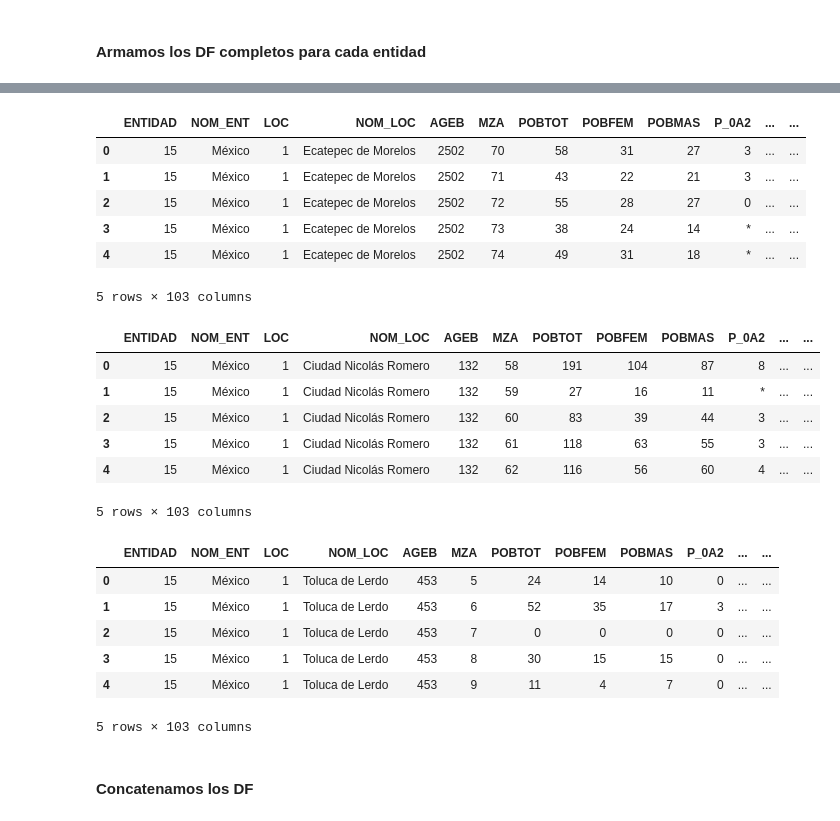
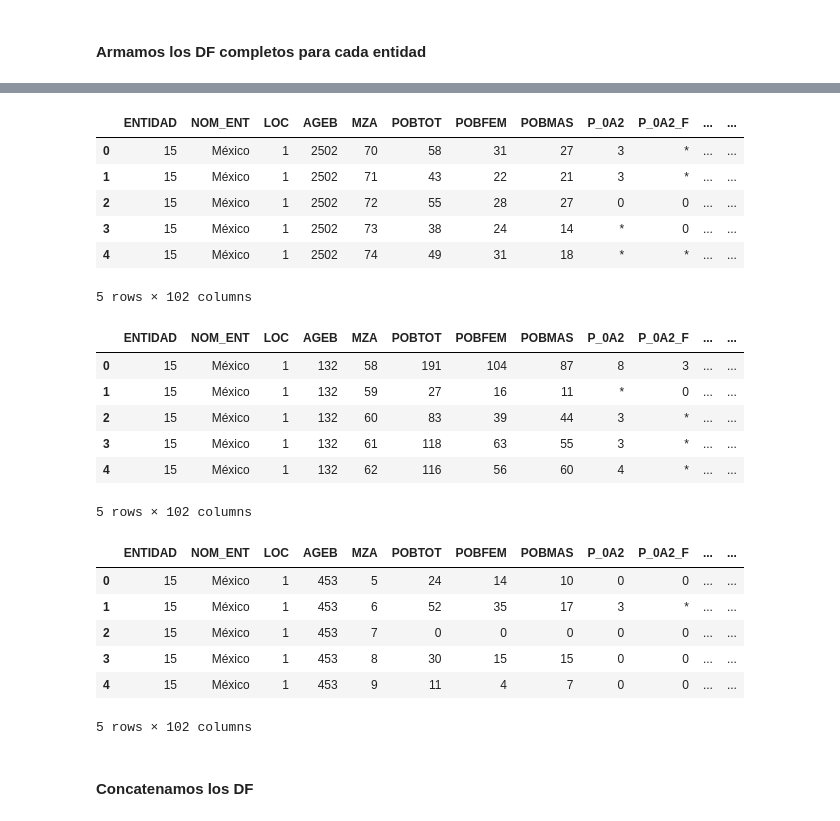
Before and after one commit to LH-1169213/IslasDeCalor, a Jupyter notebook: EDA_SCITEL_INEGI_Avance_3.ipynb, the cells around one changed output, grey strips where cells are left out. Cells and saved outputs as stored; diff of their text form; code cells hidden in the pictures.

```diff
--- a/EDA_SCITEL_INEGI_Avance_3.ipynb
+++ b/EDA_SCITEL_INEGI_Avance_3.ipynb
@@ -917,7 +919,7 @@ df_edomex1.head()
 # Leemos los datos por Estado
 # EdoMex 2
 df_edomex2 = pd.read_csv("https://raw.githubusercontent.com/LH-1169213/IslasDeCalor/refs/heads/main/MX2.csv",
-                usecols=['NOM_LOC','NOM_ENT','ENTIDAD',  'LOC', 'AGEB', 'MZA', 'POBTOT', 'POBFEM', 'POBMAS',
+                usecols=['NOM_ENT','ENTIDAD',  'LOC', 'AGEB', 'MZA', 'POBTOT', 'POBFEM', 'POBMAS',
            'P_60YMAS', 'P_60YMAS_F', 'P_60YMAS_M', 'POB65_MAS', 'P3HLINHE', 'P3HLINHE_F', 'P3HLINHE_M', 'PHOG_IND',
            'PCON_DISC', 'PCDISC_MOT', 'PCDISC_VIS', 'PCDISC_LENG', 'PCDISC_AUD', 'PCDISC_MOT2', 'PCDISC_MEN',
            'PCON_LIMI', 'PCLIM_CSB', 'PCLIM_VIS', 'PCLIM_HACO', 'PCLIM_OAUD', 'PCLIM_MOT2', 'PCLIM_RE_CO',
@@ -932,44 +934,44 @@ df_edomex2 = pd.read_csv("https://raw.githubusercontent.com/LH-1169213/IslasDeCa
           'VPH_SINRTV', 'VPH_SINLTC', 'VPH_SINCINT', 'VPH_SINTIC', 'P_0A2', 'P_0A2_F', 'P_0A2_M', 'P_3A5', 'P_3A5_F', 'P_3A5_M'])
 df_edomex2.head()
 # %% [output]
-|  | ENTIDAD | NOM_ENT | LOC | NOM_LOC | AGEB | MZA | POBTOT | POBFEM | POBMAS | P_0A2 | ... | ... |
-| 0 | 15 | México | 1 | Ecatepec de Morelos | 2502 | 70 | 58 | 31 | 27 | 3 | ... | ... |
-| 1 | 15 | México | 1 | Ecatepec de Morelos | 2502 | 71 | 43 | 22 | 21 | 3 | ... | ... |
-| 2 | 15 | México | 1 | Ecatepec de Morelos | 2502 | 72 | 55 | 28 | 27 | 0 | ... | ... |
-| 3 | 15 | México | 1 | Ecatepec de Morelos | 2502 | 73 | 38 | 24 | 14 | * | ... | ... |
-| 4 | 15 | México | 1 | Ecatepec de Morelos | 2502 | 74 | 49 | 31 | 18 | * | ... | ... |
+|  | ENTIDAD | NOM_ENT | LOC | AGEB | MZA | POBTOT | POBFEM | POBMAS | P_0A2 | P_0A2_F | ... | ... |
+| 0 | 15 | México | 1 | 2502 | 70 | 58 | 31 | 27 | 3 | * | ... | ... |
+| 1 | 15 | México | 1 | 2502 | 71 | 43 | 22 | 21 | 3 | * | ... | ... |
+| 2 | 15 | México | 1 | 2502 | 72 | 55 | 28 | 27 | 0 | 0 | ... | ... |
+| 3 | 15 | México | 1 | 2502 | 73 | 38 | 24 | 14 | * | 0 | ... | ... |
+| 4 | 15 | México | 1 | 2502 | 74 | 49 | 31 | 18 | * | * | ... | ... |
-5 rows × 103 columns
+5 rows × 102 columns
 # %%
 # Leemos los datos por Estado
 # EdoMex 3
 df_edomex3 = pd.read_csv("https://raw.githubusercontent.com/LH-1169213/IslasDeCalor/refs/heads/main/MX3.csv",
-                usecols=['NOM_LOC','NOM_ENT','ENTIDAD',  'LOC', 'AGEB', 'MZA', 'POBTOT', 'POBFEM', 'POBMAS',
+                usecols=['NOM_ENT','ENTIDAD',  'LOC', 'AGEB', 'MZA', 'POBTOT', 'POBFEM', 'POBMAS',
            'P_60YMAS', 'P_60YMAS_F', 'P_60YMAS_M', 'POB65_MAS', 'P3HLINHE', 'P3HLINHE_F', 'P3HLINHE_M', 'PHOG_IND',
            'PCON_DISC', 'PCDISC_MOT', 'PCDISC_VIS', 'PCDISC_LENG', 'PCDISC_AUD', 'PCDISC_MOT2', 'PCDISC_MEN',
            'PCON_LIMI', 'PCLIM_CSB', 'PCLIM_VIS', 'PCLIM_HACO', 'PCLIM_OAUD', 'PCLIM_MOT2', 'PCLIM_RE_CO',
           'PCLIM_PMEN', 'PSIND_LIM', 'P15YM_AN', 'P15YM_AN_F', 'P15YM_AN_M', 'P15YM_SE', 'P15YM_SE_F', 'P15YM_SE_M',
             'GRAPROES', 'GRAPROES_F', 'GRAPROES_M', 'PEA', 'PEA_F', 'PEA_M', 'PSINDER', 'PDER_SS', 'PDER_IMSS',
            'PDER_ISTE', 'PDER_ISTEE', 'PAFIL_PDOM', 'PDER_SEGP', 'PDER_IMSSB', 'PAFIL_IPRIV', 'PAFIL_OTRAI',
            'TOTHOG', 'POBHOG', 'VIVTOT', 'TVIVHAB', 'TVIVPAR', 'VIVPAR_HAB', 'TVIVPARHAB', 'VIVPAR_DES', 'OCUPVIVPAR',
            'PROM_OCUP', 'VPH_PISODT', 'VPH_PISOTI', 'VPH_C_ELEC', 'VPH_S_ELEC', 'VPH_AGUADV', 'VPH_AEASP',
           'VPH_AGUAFV', 'VPH_TINACO', 'VPH_CISTER', 'VPH_EXCSA', 'VPH_LETR', 'VPH_DRENAJ', 'VPH_NODREN',
           'VPH_C_SERV', 'VPH_NDEAED', 'VPH_DSADMA', 'VPH_NDACMM', 'VPH_SNBIEN', 'VPH_REFRI', 'VPH_AUTOM',
            'VPH_MOTO', 'VPH_BICI', 'VPH_RADIO', 'VPH_TV', 'VPH_PC', 'VPH_TELEF', 'VPH_CEL', 'VPH_INTER',
           'VPH_SINRTV', 'VPH_SINLTC', 'VPH_SINCINT', 'VPH_SINTIC', 'P_0A2', 'P_0A2_F', 'P_0A2_M', 'P_3A5', 'P_3A5_F', 'P_3A5_M'])
 df_edomex3.head()
 # %% [output]
-|  | ENTIDAD | NOM_ENT | LOC | NOM_LOC | AGEB | MZA | POBTOT | POBFEM | POBMAS | P_0A2 | ... | ... |
-| 0 | 15 | México | 1 | Ciudad Nicolás Romero | 132 | 58 | 191 | 104 | 87 | 8 | ... | ... |
-| 1 | 15 | México | 1 | Ciudad Nicolás Romero | 132 | 59 | 27 | 16 | 11 | * | ... | ... |
-| 2 | 15 | México | 1 | Ciudad Nicolás Romero | 132 | 60 | 83 | 39 | 44 | 3 | ... | ... |
-| 3 | 15 | México | 1 | Ciudad Nicolás Romero | 132 | 61 | 118 | 63 | 55 | 3 | ... | ... |
-| 4 | 15 | México | 1 | Ciudad Nicolás Romero | 132 | 62 | 116 | 56 | 60 | 4 | ... | ... |
+|  | ENTIDAD | NOM_ENT | LOC | AGEB | MZA | POBTOT | POBFEM | POBMAS | P_0A2 | P_0A2_F | ... | ... |
+| 0 | 15 | México | 1 | 132 | 58 | 191 | 104 | 87 | 8 | 3 | ... | ... |
+| 1 | 15 | México | 1 | 132 | 59 | 27 | 16 | 11 | * | 0 | ... | ... |
+| 2 | 15 | México | 1 | 132 | 60 | 83 | 39 | 44 | 3 | * | ... | ... |
+| 3 | 15 | México | 1 | 132 | 61 | 118 | 63 | 55 | 3 | * | ... | ... |
+| 4 | 15 | México | 1 | 132 | 62 | 116 | 56 | 60 | 4 | * | ... | ... |
-5 rows × 103 columns
+5 rows × 102 columns
 # %%
 # Leemos los datos por Estado
 # EdoMex 4
 df_edomex4 = pd.read_csv("https://raw.githubusercontent.com/LH-1169213/IslasDeCalor/refs/heads/main/MX4.csv",
-                usecols=['NOM_LOC','NOM_ENT','ENTIDAD',  'LOC', 'AGEB', 'MZA', 'POBTOT', 'POBFEM', 'POBMAS',
+                usecols=['NOM_ENT','ENTIDAD',  'LOC', 'AGEB', 'MZA', 'POBTOT', 'POBFEM', 'POBMAS',
            'P_60YMAS', 'P_60YMAS_F', 'P_60YMAS_M', 'POB65_MAS', 'P3HLINHE', 'P3HLINHE_F', 'P3HLINHE_M', 'PHOG_IND',
            'PCON_DISC', 'PCDISC_MOT', 'PCDISC_VIS', 'PCDISC_LENG', 'PCDISC_AUD', 'PCDISC_MOT2', 'PCDISC_MEN',
            'PCON_LIMI', 'PCLIM_CSB', 'PCLIM_VIS', 'PCLIM_HACO', 'PCLIM_OAUD', 'PCLIM_MOT2', 'PCLIM_RE_CO',
@@ -984,13 +986,13 @@ df_edomex4 = pd.read_csv("https://raw.githubusercontent.com/LH-1169213/IslasDeCa
           'VPH_SINRTV', 'VPH_SINLTC', 'VPH_SINCINT', 'VPH_SINTIC', 'P_0A2', 'P_0A2_F', 'P_0A2_M', 'P_3A5', 'P_3A5_F', 'P_3A5_M'])
 df_edomex4.head()
 # %% [output]
-|  | ENTIDAD | NOM_ENT | LOC | NOM_LOC | AGEB | MZA | POBTOT | POBFEM | POBMAS | P_0A2 | ... | ... |
-| 0 | 15 | México | 1 | Toluca de Lerdo | 453 | 5 | 24 | 14 | 10 | 0 | ... | ... |
-| 1 | 15 | México | 1 | Toluca de Lerdo | 453 | 6 | 52 | 35 | 17 | 3 | ... | ... |
-| 2 | 15 | México | 1 | Toluca de Lerdo | 453 | 7 | 0 | 0 | 0 | 0 | ... | ... |
-| 3 | 15 | México | 1 | Toluca de Lerdo | 453 | 8 | 30 | 15 | 15 | 0 | ... | ... |
-| 4 | 15 | México | 1 | Toluca de Lerdo | 453 | 9 | 11 | 4 | 7 | 0 | ... | ... |
+|  | ENTIDAD | NOM_ENT | LOC | AGEB | MZA | POBTOT | POBFEM | POBMAS | P_0A2 | P_0A2_F | ... | ... |
+| 0 | 15 | México | 1 | 453 | 5 | 24 | 14 | 10 | 0 | 0 | ... | ... |
+| 1 | 15 | México | 1 | 453 | 6 | 52 | 35 | 17 | 3 | * | ... | ... |
+| 2 | 15 | México | 1 | 453 | 7 | 0 | 0 | 0 | 0 | 0 | ... | ... |
+| 3 | 15 | México | 1 | 453 | 8 | 30 | 15 | 15 | 0 | 0 | ... | ... |
+| 4 | 15 | México | 1 | 453 | 9 | 11 | 4 | 7 | 0 | 0 | ... | ... |
-5 rows × 103 columns
+5 rows × 102 columns
 # %% [markdown]
 #### Concatenamos los DF
 # %%
```
Also changed, not shown: parts of 62 cells of this notebook.
